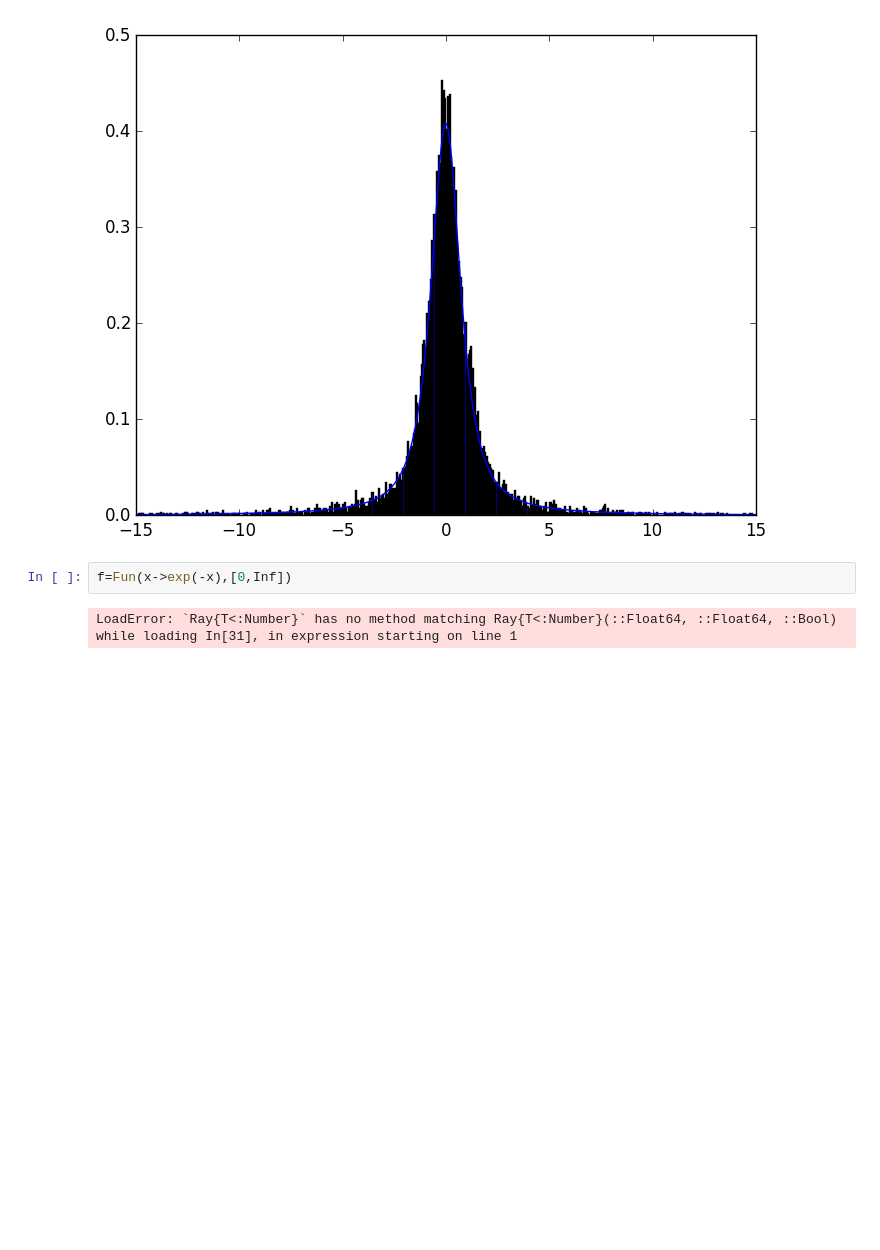
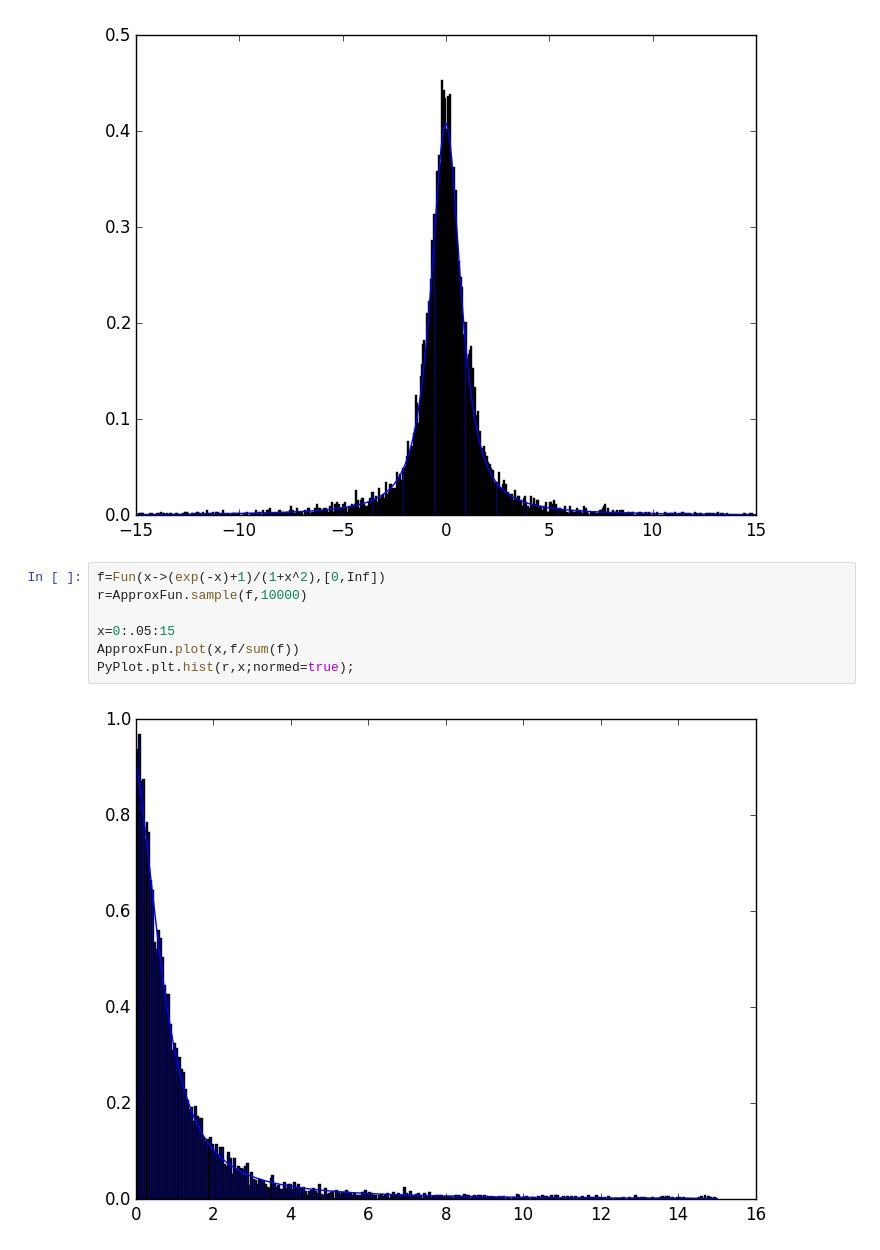
Before and after one commit to JuliaApproximation/ApproxFun.jl, a Jupyter notebook: examples/Sampling.ipynb, the cells around one changed output. Cells and saved outputs as stored; diff of their text form; blank space fills up the shorter version.

```diff
--- a/examples/Sampling.ipynb
+++ b/examples/Sampling.ipynb
@@ -49,8 +49,12 @@ ApproxFun.plot(x,f/sum(f))
 PyPlot.plt.hist(r,x;normed=true);
 # %% [output]
 [figure]
-# %%
-f=Fun(x->exp(-x),[0,Inf])
-# %% [output]
-LoadError: `Ray{T<:Number}` has no method matching Ray{T<:Number}(::Float64, ::Float64, ::Bool)
-while loading In[31], in expression starting on line 1
+# %%
+f=Fun(x->(exp(-x)+1)/(1+x^2),[0,Inf])
+r=ApproxFun.sample(f,10000)
+
+x=0:.05:15
+ApproxFun.plot(x,f/sum(f))
+PyPlot.plt.hist(r,x;normed=true);
+# %% [output]
+[figure, added]
```
Also changed, not shown: 1 other file.
